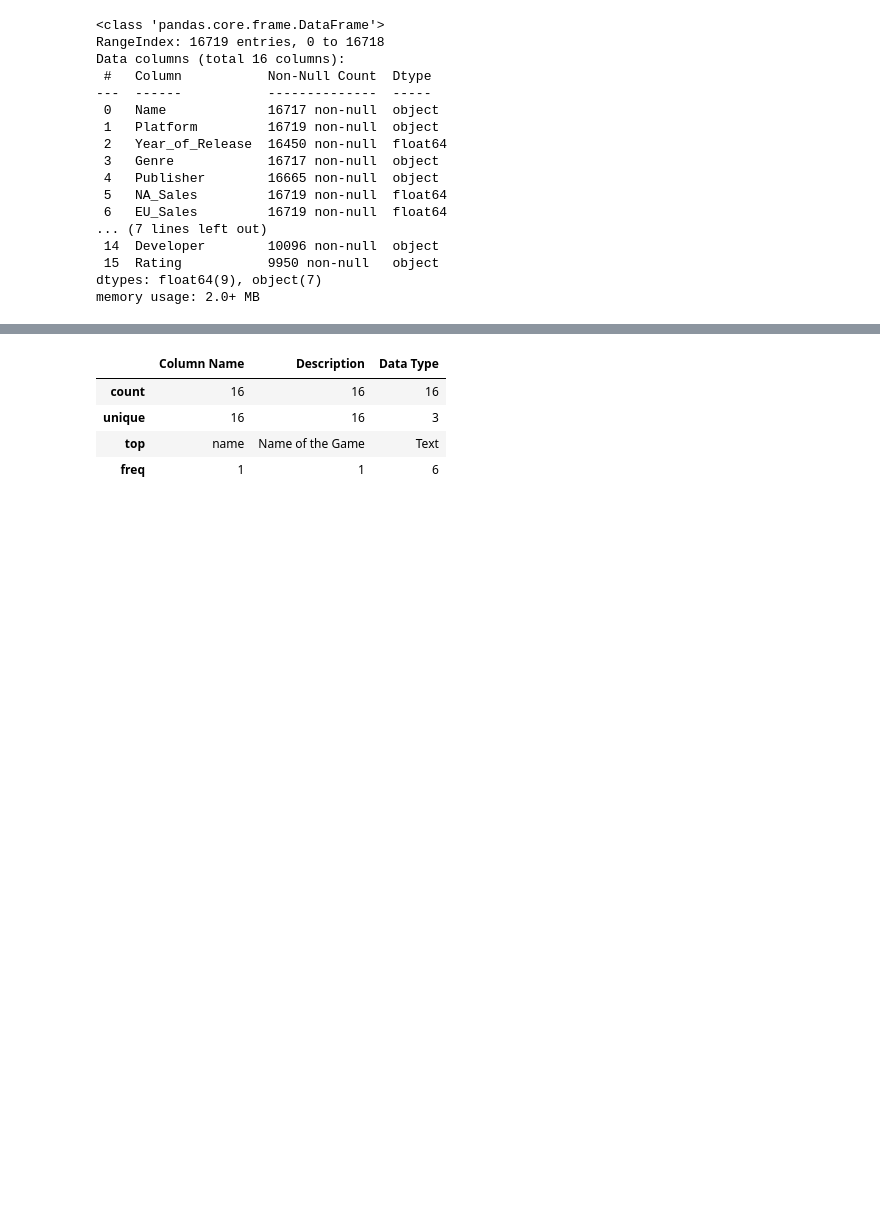
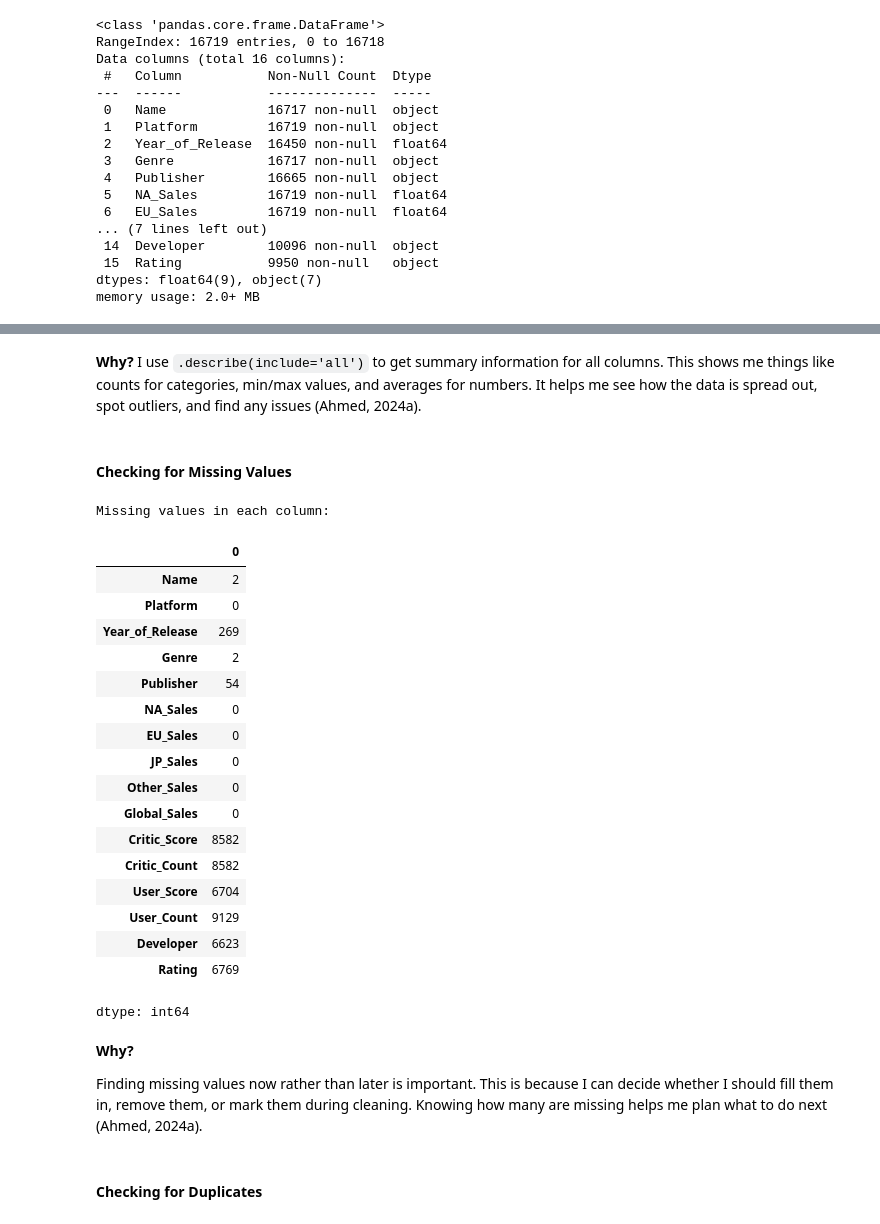
Before and after one commit to eleanorbucke21/ca1_DATA_VISUALISATION, a Jupyter notebook: DataVisualisationCA.ipynb, the cells around one changed output, grey strips where cells are left out. Cells and saved outputs as stored; diff of their text form; code cells hidden in the pictures; blank space fills up the shorter version.

```diff
--- a/DataVisualisationCA.ipynb
+++ b/DataVisualisationCA.ipynb
@@ -134,8 +172,34 @@ memory usage: 516.0+ bytes
-# %%
-vgsales_data_dic.describe()
-# %% [output]
-|  | Column Name | Description | Data Type |
-| count | 16 | 16 | 16 |
-| unique | 16 | 16 | 3 |
-| top | name | Name of the Game | Text |
-| freq | 1 | 1 | 6 |
+# %% [markdown]
+**Why?**
+I use `.describe(include='all')` to get summary information for all columns. This shows me things like counts for categories, min/max values, and averages for numbers. It helps me see how the data is spread out, spot outliers, and find any issues (Ahmed, 2024a).
+# %% [markdown]
+#### Checking for Missing Values
+# %%
+print("Missing values in each column:")
+vgsales.isnull().sum()
+# %% [output]
+Missing values in each column:
+|  | 0 |
+| Name | 2 |
+| Platform | 0 |
+| Year_of_Release | 269 |
+| Genre | 2 |
+| Publisher | 54 |
+| NA_Sales | 0 |
+| EU_Sales | 0 |
+| JP_Sales | 0 |
+| Other_Sales | 0 |
+| Global_Sales | 0 |
+| Critic_Score | 8582 |
+| Critic_Count | 8582 |
+| User_Score | 6704 |
+| User_Count | 9129 |
+| Developer | 6623 |
+| Rating | 6769 |
+dtype: int64
+# %% [markdown]
+**Why?**
+
+Finding missing values now rather than later is important. This is because I can decide whether I should fill them in, remove them, or mark them during cleaning. Knowing how many are missing helps me plan what to do next (Ahmed, 2024a).
+# %% [markdown]
+#### Checking for Duplicates
```
Also changed, not shown: parts of 27 cells of this notebook.
